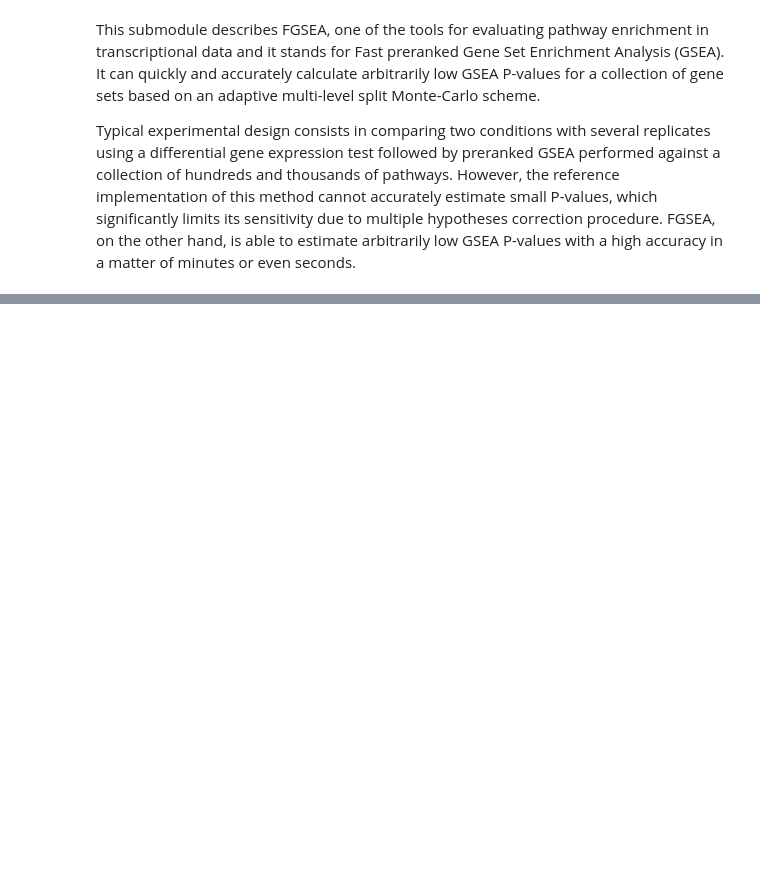
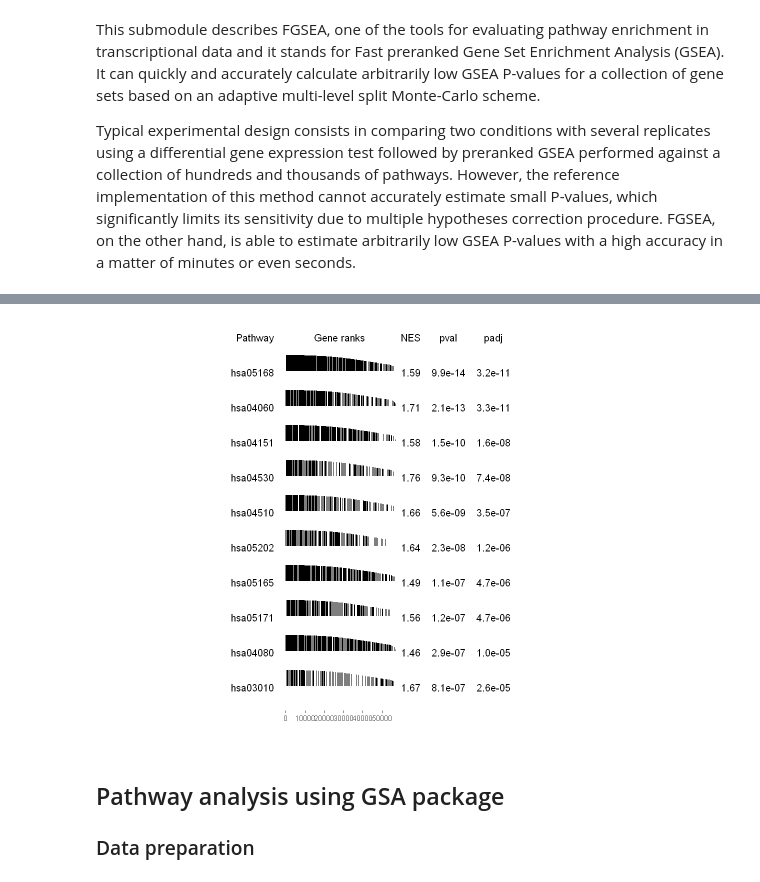
Before and after one commit to tinnlab/NOSI-Google-Cloud-Training, a Jupyter notebook: Module04-Pathway_Analysis.ipynb, the cells around one changed output, grey strips where cells are left out. Drawn from its saved outputs; the diff is of its cells as text; code cells hidden in the pictures; blank space fills up the shorter version.

Commit message:
Update all enrichment analysis method
Bang

```diff
--- a/Module04-Pathway_Analysis.ipynb
+++ b/Module04-Pathway_Analysis.ipynb
@@ -595,0 +276,7 @@ GSEA = function(gene_list, pathways, pval) {
+# %%
+# Load the pathways into a named list
+KEGG_hallmark <- gmtPathways("./data/KEGG_pathways.gmt")
+
+# Show the first few GO terms, and within those, show only the first few genes.
+tmp = lapply(KEGG_hallmark,head)
+tmp[1:5]
@@ -595,0 +298,6 @@ GSEA = function(gene_list, pathways, pval) {
+# %%
+# Running fgsea
+fgseaRes <- fgsea(pathways = KEGG_hallmark,
+                  stats    = stats,
+                  minSize  = 15,
+                  maxSize  = 500)
@@ -595,0 +324,11 @@ GSEA = function(gene_list, pathways, pval) {
+# %%
+topPathwaysUp <- fgseaRes[ES > 0][head(order(pval), n=10), pathway]
+topPathwaysDown <- fgseaRes[ES < 0][head(order(pval), n=10), pathway]
+topPathways <- c(topPathwaysUp, rev(topPathwaysDown))
+plotGseaTable(KEGG_hallmark[topPathways], stats, fgseaRes,
+              gseaParam=0.5)
+# %% [output]
+[figure, added]
+# %% [markdown]
+## Pathway analysis using GSA package
+### Data preparation
```
Also changed, not shown: parts of 173 cells of this notebook.
